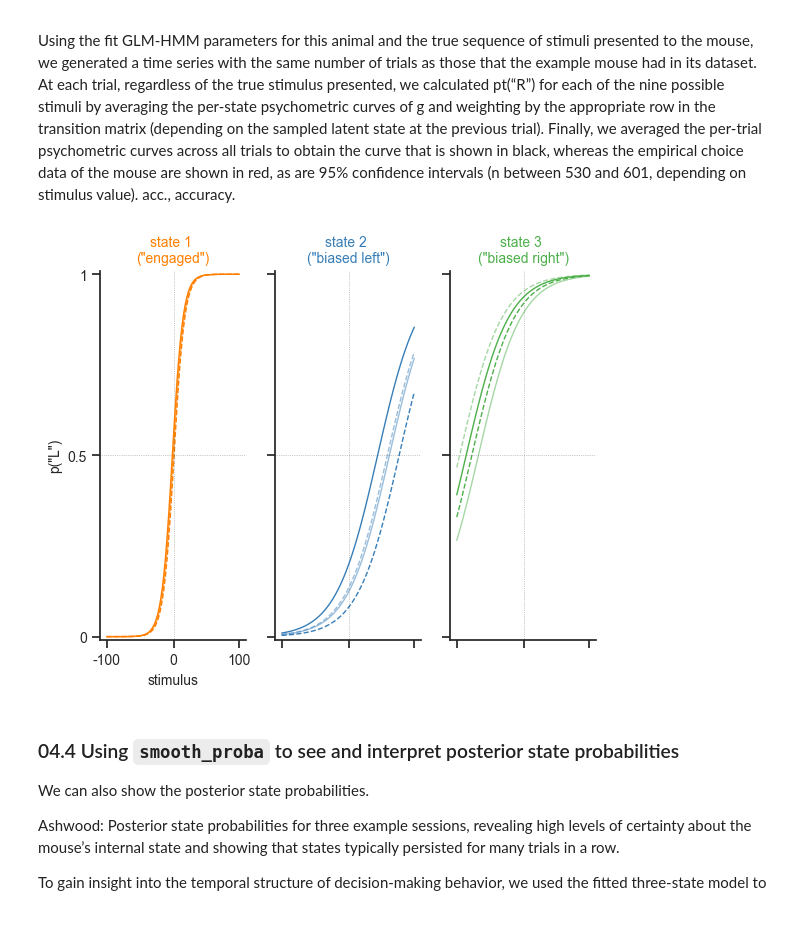
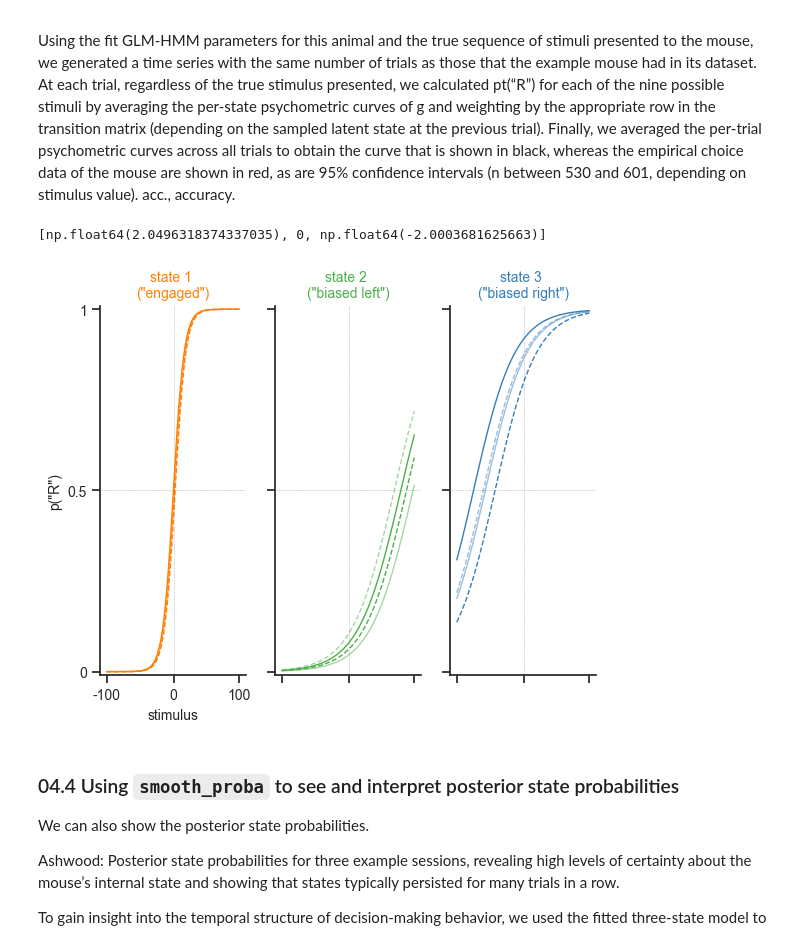
Before and after one commit to camila-maura/glm_hmm_notebook, a Jupyter notebook: scripts/01_ashwood_replication.ipynb, the cells around one changed output. Saved outputs shown, nothing was run; the diff lists cells and outputs as text; code cells hidden in the pictures.

Commit message:
fixed plot psychometric

````diff
--- a/scripts/01_ashwood_replication.ipynb
+++ b/scripts/01_ashwood_replication.ipynb
@@ -590,7 +590,7 @@ GLMHMM(
     tol=1e-08
 )
 # %%
-permutation = jnp.array([1, 0, 2])
+permutation = jnp.array([1, 2, 0])
 model.coef_ = model.coef_[:, permutation]
 model.intercept_ = model.intercept_[permutation]
 model.transition_prob_ = model.transition_prob_[permutation][:, permutation]
@@ -714,6 +714,10 @@ rate_per_stat = compute_rate_per_state(design_matrix, param, model.inverse_link_
 # Error : 'GLMHMM' object has no attribute 'coef' || should be coef_?
 # %%
 #rate_per_stat = compute_rate_per_state(design_matrix, model, model.inverse_link_function)
+# %%
+[max(stim_vals), 0, min(stim_vals)]
+# %% [output]
+[np.float64(2.0496318374337035), 0, np.float64(-2.0003681625663)]
 # %%
 class PARAMS:
     def __init__(self, coef, intercept):
@@ -721,13 +725,13 @@ class PARAMS:
         self.intercept = intercept
 param = PARAMS(model.coef_, model.intercept_)
 
-def get_prob_right(model, inpt, k, pc, wsls):
+def get_prob_left(model, inpt, k, pc, wsls):
     # pending to make this more elegant with NeMoS
     # stim vector
     min_val_stim = np.min(inpt[:, 0])
     max_val_stim = np.max(inpt[:, 0])
 
-    stim_vals = np.arange(min_val_stim, max_val_stim, 0.05)
+    stim_vals = np.arange(max_val_stim, min_val_stim, -0.05)
 
     # create input matrix - cols are stim, pc, wsls, bias
     x = np.array([
@@ -738,8 +742,8 @@ def get_prob_right(model, inpt, k, pc, wsls):
 
     return stim_vals, compute_rate_per_state(x, param, model.inverse_link_function)[:,k]
 
-stim_vals, prob_right_max  = get_prob_right(model, design_matrix, 0, 1, 1)
-_, prob_right_min  = get_prob_right(model, design_matrix, 0, -1, -1)
+#stim_vals, prob_left_max  = get_prob_left(model, design_matrix, 0, 1, 1)
+#_, prob_left_min  = get_prob_left(model, design_matrix, 0, -1, -1)
 
 cols = [
        "#ff7f00", "#4daf4a", "#377eb8", '#f781bf', '#a65628', '#984ea3',
@@ -749,11 +753,11 @@ K = 3
 for k in range(K):
     plt.subplot(1, 3, k+1)
     # USE GLM WEIGHTS TO GET PROB RIGHT
-    stim_vals, prob_right_max = get_prob_right(model, design_matrix, k, 1, 1)
-    _, prob_right_min = get_prob_right(model, design_matrix, k, -1, -1)
+    stim_vals, prob_left_max = get_prob_left(model, design_matrix, k, 1, 1)  # went L and was rewarded on previous trial
+    _, prob_left_min = get_prob_left(model, design_matrix, k, -1, -1) # went R and was rewarded on previous trial
 
     plt.plot(stim_vals,
-                prob_right_max,
+                1 - prob_left_min,
                 '-',
                 color=cols[k],
                 alpha=1,
@@ -761,20 +765,21 @@ for k in range(K):
                 zorder=5)  # went R and was rewarded on previous trial
 
     plt.plot(stim_vals,
-                get_prob_right(model, design_matrix, k, -1, 1)[1],
+                1-get_prob_left(model, design_matrix, k, 1, -1)[1],
                 '--',
                 color=cols[k],
                 alpha=0.5,
                 lw=1)  # went L and was not rewarded on previous trial
+
     plt.plot(stim_vals,
-                get_prob_right(model, design_matrix, k, 1, -1)[1],
+                1-get_prob_left(model, design_matrix, k, -1, 1)[1],
                 '-',
                 color=cols[k],
                 alpha=0.5,
                 lw=1,
                 markersize=3)  # went R and was not rewarded on previous trial
 
-    plt.plot(stim_vals, prob_right_min, '--', color=cols[k], alpha=1,
+    plt.plot(stim_vals, 1-prob_left_max, '--', color=cols[k], alpha=1,
                 lw=1)  # went L and was rewarded on previous trial
 
     plt.xticks([min(stim_vals), 0, max(stim_vals)],
@@ -784,38 +789,41 @@ for k in range(K):
     plt.yticks([0, 0.5, 1], ['', '', ''], fontsize=10)
     plt.ylabel('')
     plt.xlabel('')
     if k == 0:
         plt.title("state 1 \n(\"engaged\")", fontsize=10, color=cols[k])
-        plt.xticks([min(stim_vals), 0, max(stim_vals)],
+        plt.xticks([max(stim_vals), 0, min(stim_vals)],
                     labels=['-100', '0', '100'],
                     fontsize=10)
         plt.yticks([0, 0.5, 1], ['0', '0.5', '1'], fontsize=10)
-        plt.ylabel('p("L")', fontsize=10)
+        plt.ylabel('p("R")', fontsize=10)
         plt.xlabel('stimulus', fontsize=10)
+
     if k == 1:
         plt.title("state 2 \n(\"biased left\")",
                     fontsize=10,
                     color=cols[k])
-        plt.xticks([min(stim_vals), 0, max(stim_vals)],
+        plt.xticks([max(stim_vals), 0, min(stim_vals)],
                     labels=['', '', ''],
                     fontsize=10)
         plt.yticks([0, 0.5, 1], ['', '', ''], fontsize=10)
     if k == 2:
         plt.title("state 3 \n(\"biased right\")",
                     fontsize=10,
                     color=cols[k])
-        plt.xticks([min(stim_vals), 0, max(stim_vals)],
+        plt.xticks([max(stim_vals), 0, min(stim_vals)],
                     labels=['', '', ''],
                     fontsize=10)
         plt.yticks([0, 0.5, 1], ['', '', ''], fontsize=10)
     plt.axhline(y=0.5, color="k", alpha=0.45, ls=":", linewidth=0.5)
     plt.axvline(x=0, color="k", alpha=0.45, ls=":", linewidth=0.5)
     plt.gca().spines['right'].set_visible(False)
     plt.gca().spines['top'].set_visible(False)
     plt.ylim((-0.01, 1.01))
+
+    plt.gca().invert_xaxis()
 plt.show()
 # %% [output]
-[figure, old version]
+[figure, new version]
 # %% [markdown]
 ### 04.4 Using ```smooth_proba``` to see and interpret posterior state probabilities
 We can also show the posterior state probabilities.
````
Also changed, not shown: parts of 7 cells of this notebook.
